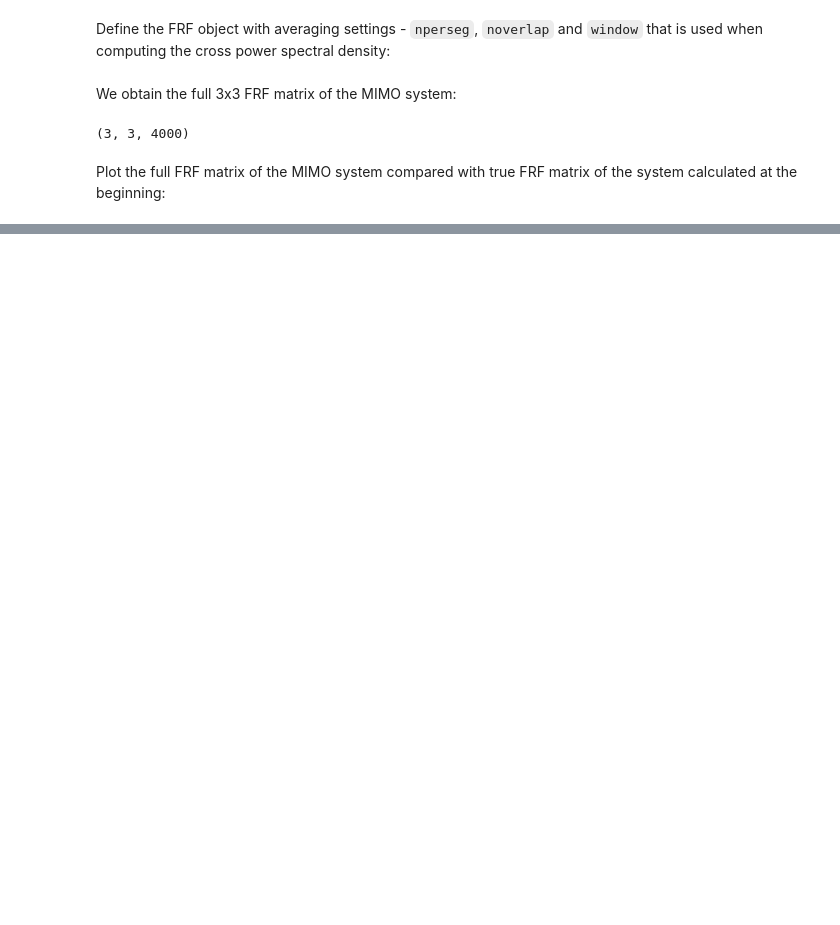
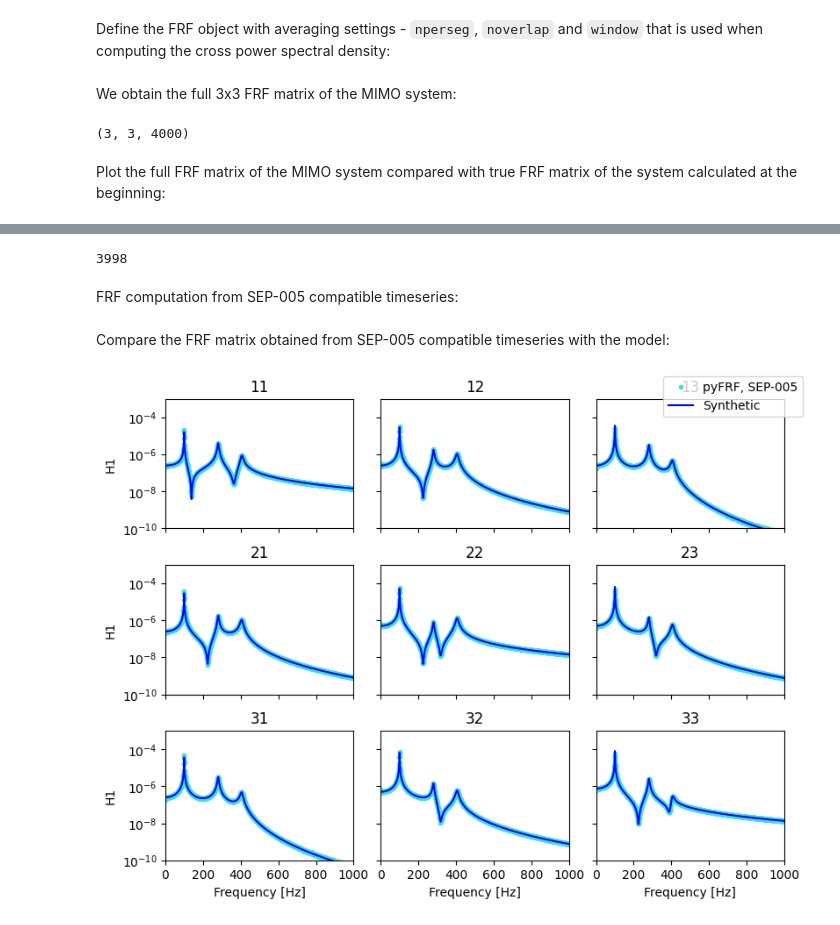
Before and after one commit to ladisk/pyFRF, a Jupyter notebook: Showcase.ipynb, the cells around one changed output, grey strips where cells are left out. Cells and saved outputs as stored; diff of their text form; code cells hidden in the pictures; blank space fills up the shorter version.

Commit message:
Add SEP-005 compatible input data parsing

```diff
--- a/Showcase.ipynb
+++ b/Showcase.ipynb
@@ -428,0 +449,14 @@ fig.legend(handles, labels, loc=1);
+# %%
+exc_sep005 = [
+    {
+        'data': exc[i, :, :], # excitation data, shaped (n_DOF, time),
+        'fs': int(1/t[1]), # sampling frequency,
+        'name': 'excitation_' + str(i), # name of the measurement,
+        'quantity': 'f', # excitation type, 'f' for force, 'v' for voltage,
+        'unit_str': 'N', # unit string, e.g. 'N' for force, 'V' for voltage,
+    }
+    for i in range(exc.shape[0])
+]
+exc_sep005[0]['fs']
+# %% [output]
+3998
@@ -428,0 +466,36 @@ fig.legend(handles, labels, loc=1);
+# %% [markdown]
+FRF computation from SEP-005 compatible timeseries:
+# %%
+frf_MIMO_object_sep005 = FRF(
+    sampling_freq=None, # sampling frequency is not needed, as it is provided in the excitation and response dictionaries
+    exc=exc_sep005,
+    resp=resp_sep005,
+    window="hann", nperseg=4000, noverlap=None, fft_len=None, frf_type="H1" # keep the same parameters as before
+    )
+
+H1_pyFRF_sep005 = frf_MIMO_object_sep005.get_H1()
+freq_pyFRF_sep005 = frf_MIMO_object_sep005.get_f_axis()
+# %% [markdown]
+Compare the FRF matrix obtained from SEP-005 compatible timeseries with the model:
+# %%
+fig, axs = plt.subplots(FRF_matrix.shape[0], FRF_matrix.shape[1], figsize=(8,6),
+                        sharex=True, sharey=True, layout="constrained")
+
+for i in range(H1_pyFRF_sep005.shape[0]):
+    for j in range(H1_pyFRF_sep005.shape[1]):
+        axs[resp_dofs[i],exc_dofs[j]].semilogy(freq_pyFRF_sep005, np.abs(H1_pyFRF_sep005[i,j,:]),
+                                               ".", color="turquoise", label="pyFRF, SEP-005")
+
+for i in range(FRF_matrix.shape[0]):
+    for j in range(FRF_matrix.shape[1]):
+        axs[i,j].semilogy(freq_syn, np.abs(FRF_matrix[i,j,:]), "b", label="Synthetic")
+        axs[i,j].set_title(str(i+1)+str(j+1))
+        axs[i,j].set_xlim(left=0, right=1000)
+        axs[i,j].set_ylim(bottom=10e-11, top=10e-4)
+        axs[FRF_matrix.shape[1]-1,j].set_xlabel("Frequency [Hz]")
+    axs[i,0].set_ylabel("H1")
+
+handles, labels = axs[0,0].get_legend_handles_labels()
+fig.legend(handles, labels, loc=1);
+# %% [output]
+[figure, added]
```
Also changed, not shown: parts of 9 cells of this notebook, 4 other files.
